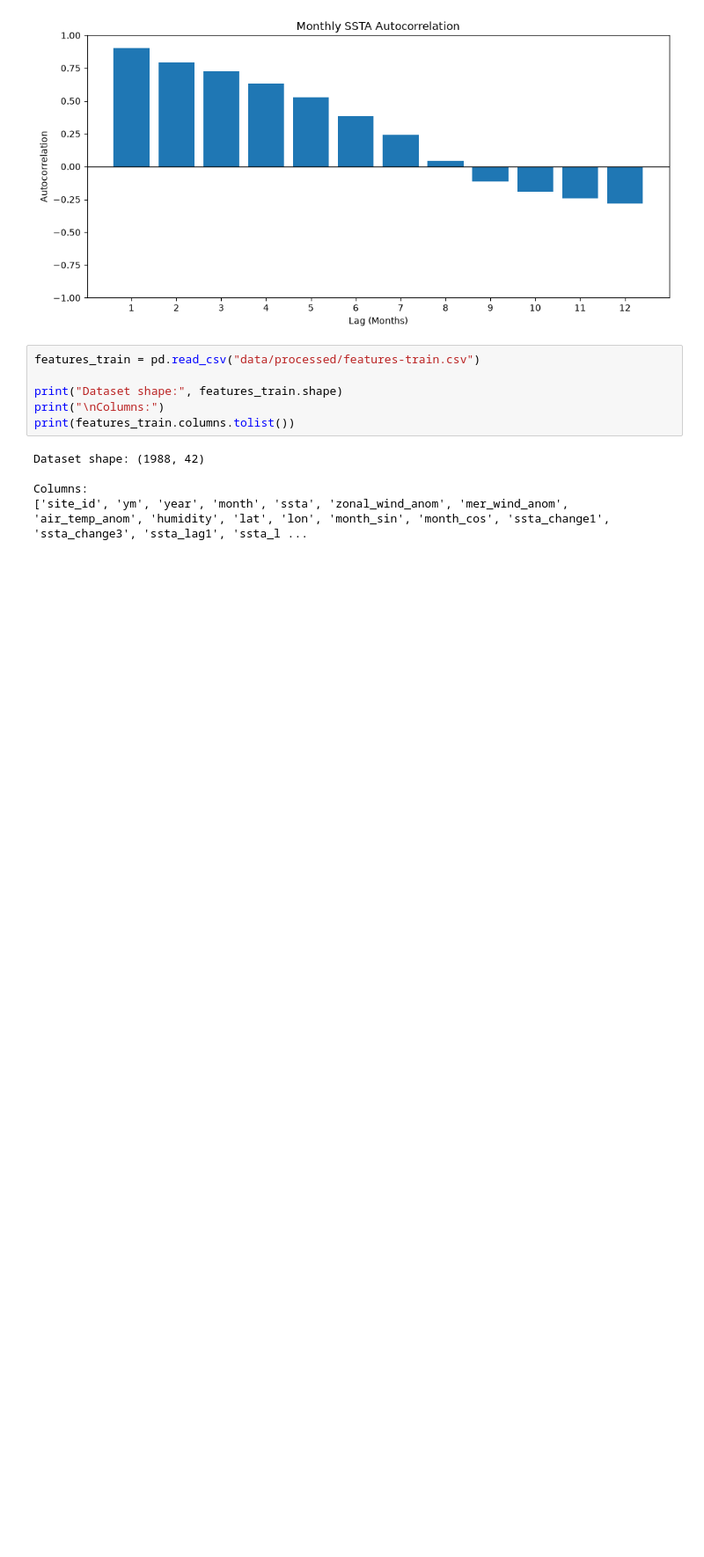
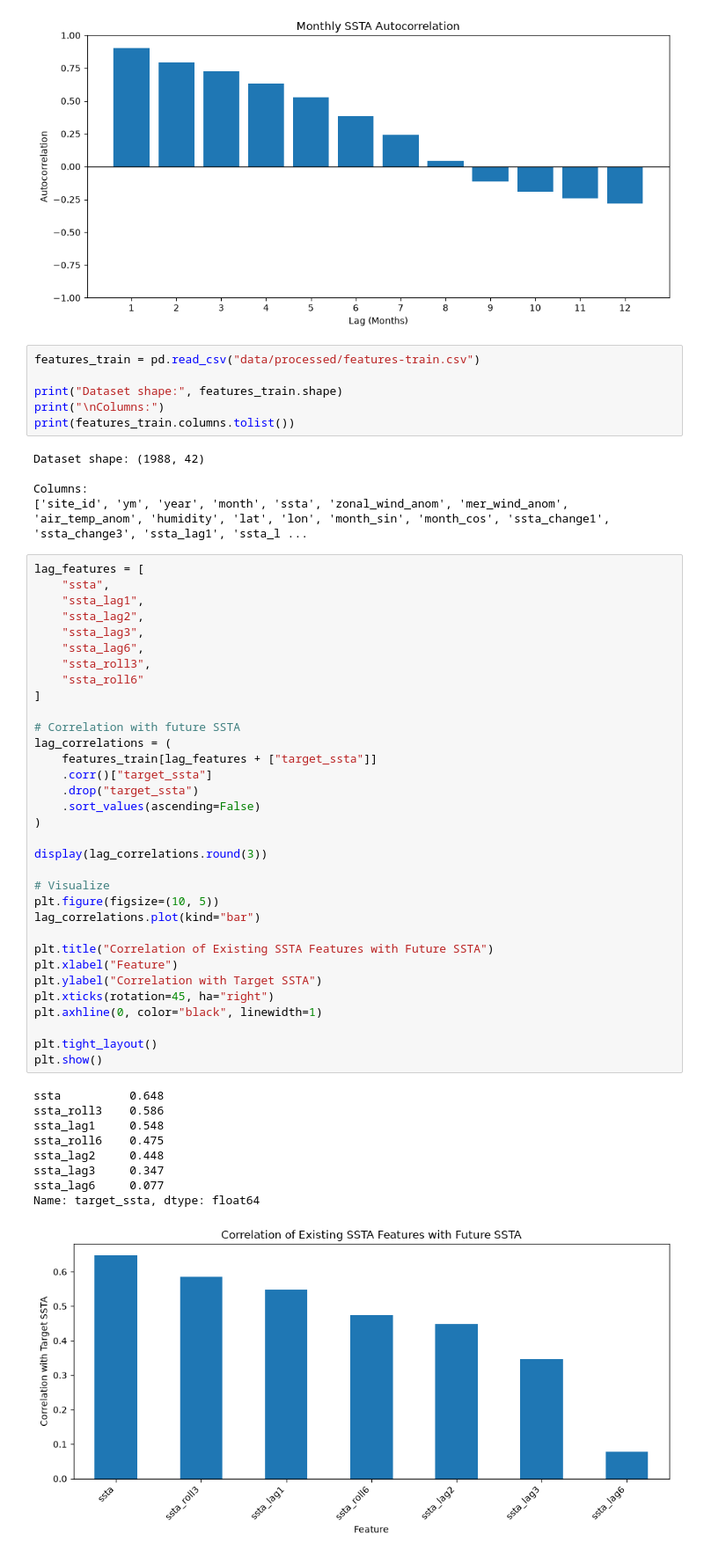
Before and after one commit to Break-Through-Tech/AWS-1A-climate-risk-modeling-for-supply-chain-resiliency, a Jupyter notebook: notebooks/eda_temporal_analysis.ipynb, the cells around one changed output. Shown at 88% size. Drawn from its saved outputs; the diff is of its cells as text; blank space fills up the shorter version.

```diff
--- a/notebooks/eda_temporal_analysis.ipynb
+++ b/notebooks/eda_temporal_analysis.ipynb
@@ -455,3 +473,46 @@ Dataset shape: (1988, 42)
 
 Columns:
 ['site_id', 'ym', 'year', 'month', 'ssta', 'zonal_wind_anom', 'mer_wind_anom', 'air_temp_anom', 'humidity', 'lat', 'lon', 'month_sin', 'month_cos', 'ssta_change1', 'ssta_change3', 'ssta_lag1', 'ssta_l ...
+# %%
+lag_features = [
+    "ssta",
+    "ssta_lag1",
+    "ssta_lag2",
+    "ssta_lag3",
+    "ssta_lag6",
+    "ssta_roll3",
+    "ssta_roll6"
+]
+
+# Correlation with future SSTA
+lag_correlations = (
+    features_train[lag_features + ["target_ssta"]]
+    .corr()["target_ssta"]
+    .drop("target_ssta")
+    .sort_values(ascending=False)
+)
+
+display(lag_correlations.round(3))
+
+# Visualize
+plt.figure(figsize=(10, 5))
+lag_correlations.plot(kind="bar")
+
+plt.title("Correlation of Existing SSTA Features with Future SSTA")
+plt.xlabel("Feature")
+plt.ylabel("Correlation with Target SSTA")
+plt.xticks(rotation=45, ha="right")
+plt.axhline(0, color="black", linewidth=1)
+
+plt.tight_layout()
+plt.show()
+# %% [output]
+ssta          0.648
+ssta_roll3    0.586
+ssta_lag1     0.548
+ssta_roll6    0.475
+ssta_lag2     0.448
+ssta_lag3     0.347
+ssta_lag6     0.077
+Name: target_ssta, dtype: float64
+[figure, added]
```
Also changed, not shown: parts of 3 cells of this notebook, 1 other file.
